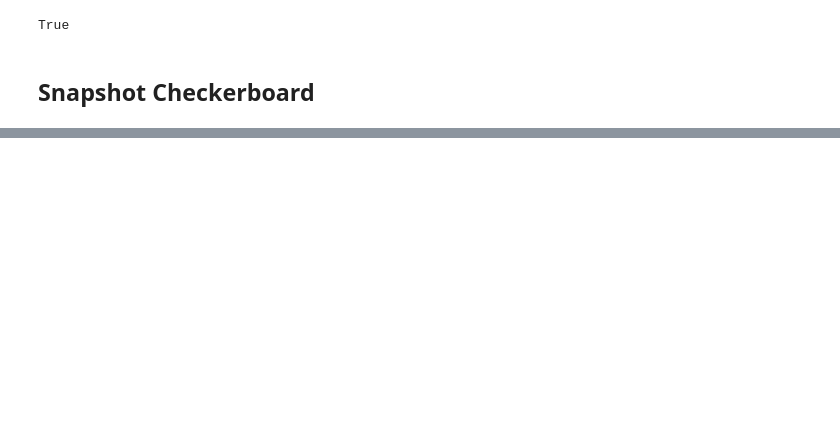
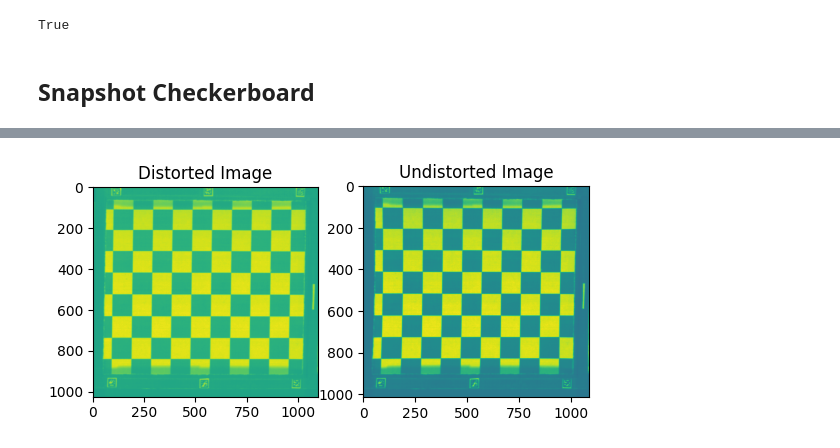
Before and after one commit to amar-music/hyperspectral-snapshot-upscaling, a Jupyter notebook: calibration.ipynb, the cells around one changed output, grey strips where cells are left out. Drawn from its saved outputs; the diff is of its cells as text; code cells hidden in the pictures; blank space fills up the shorter version.

```diff
--- a/calibration.ipynb
+++ b/calibration.ipynb
@@ -220,0 +326,35 @@ np.save('data/FX10/2D/hrHSI_matrix', mtx)
+# %%
+# Undistort image
+import cv2 as cv
+
+# Load camera matrix
+mtx = np.load('data/FX10/2D/hrHSI_matrix.npy')
+dist = np.load('data/FX10/2D/hrHSI_dist.npy')
+
+
+
+# Read full HSI image
+img = hr_img
+h, w = img.shape[:2]
+newcameramtx, roi = cv.getOptimalNewCameraMatrix(mtx, dist, (w,h), 1, (w,h))
+
+# undistort
+dst = cv.undistort(img, mtx, dist, None, newcameramtx)
+
+
+# crop the image
+x, y, w, h = roi
+dst = dst[y:y+h, x:x+w]
+# cv.imwrite('data/Snapshot/2D/undist_' + ss_name + str(ss_num) + '.jpg', dst)
+# %%
+# Show undistorted image next to distorted image
+plt.figure()
+plt.subplot(121)
+plt.imshow(hr_img[:, :, hr_selected_spectrum])
+plt.title('Distorted Image')
+plt.subplot(122)
+plt.imshow(dst[:, :, hr_selected_spectrum])
+plt.title('Undistorted Image')
+plt.show()
+# %% [output]
+[figure, added]
```
Also changed, not shown: parts of 14 cells of this notebook.
